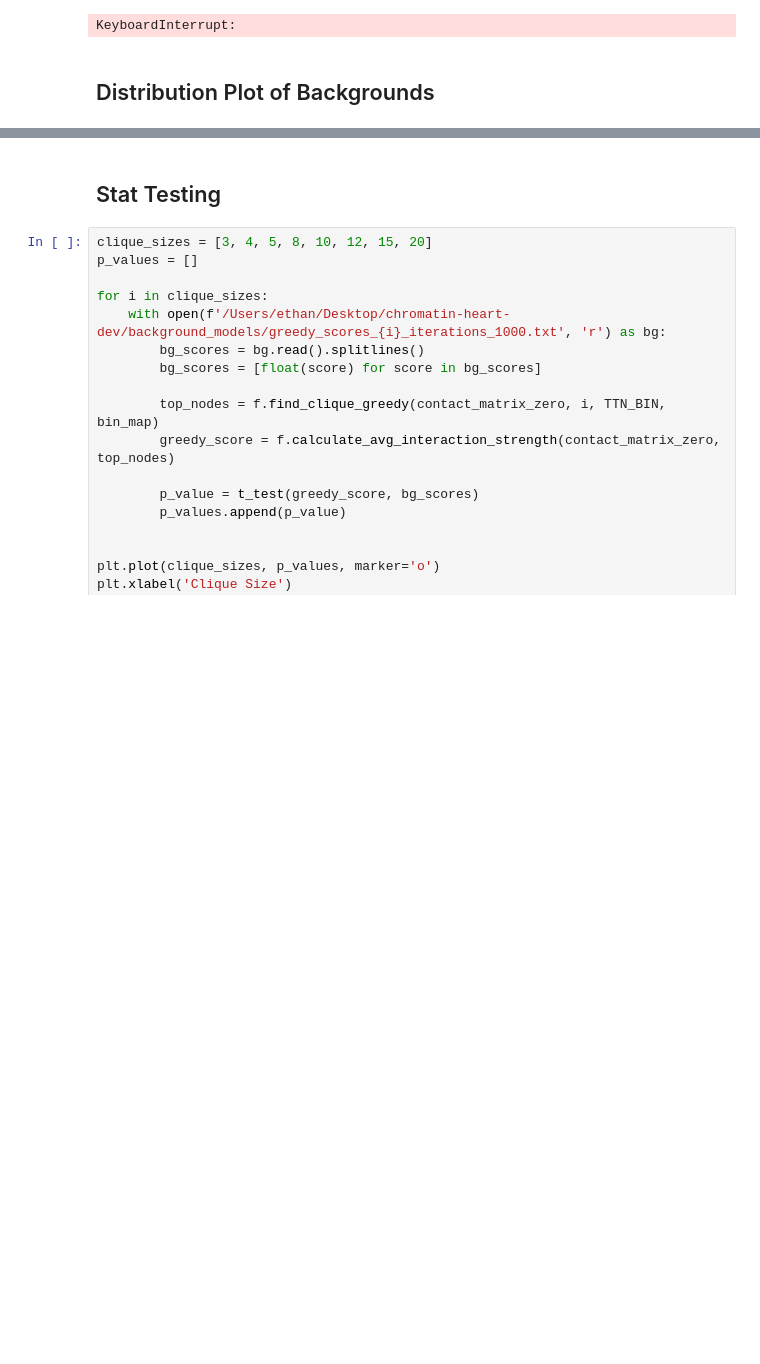
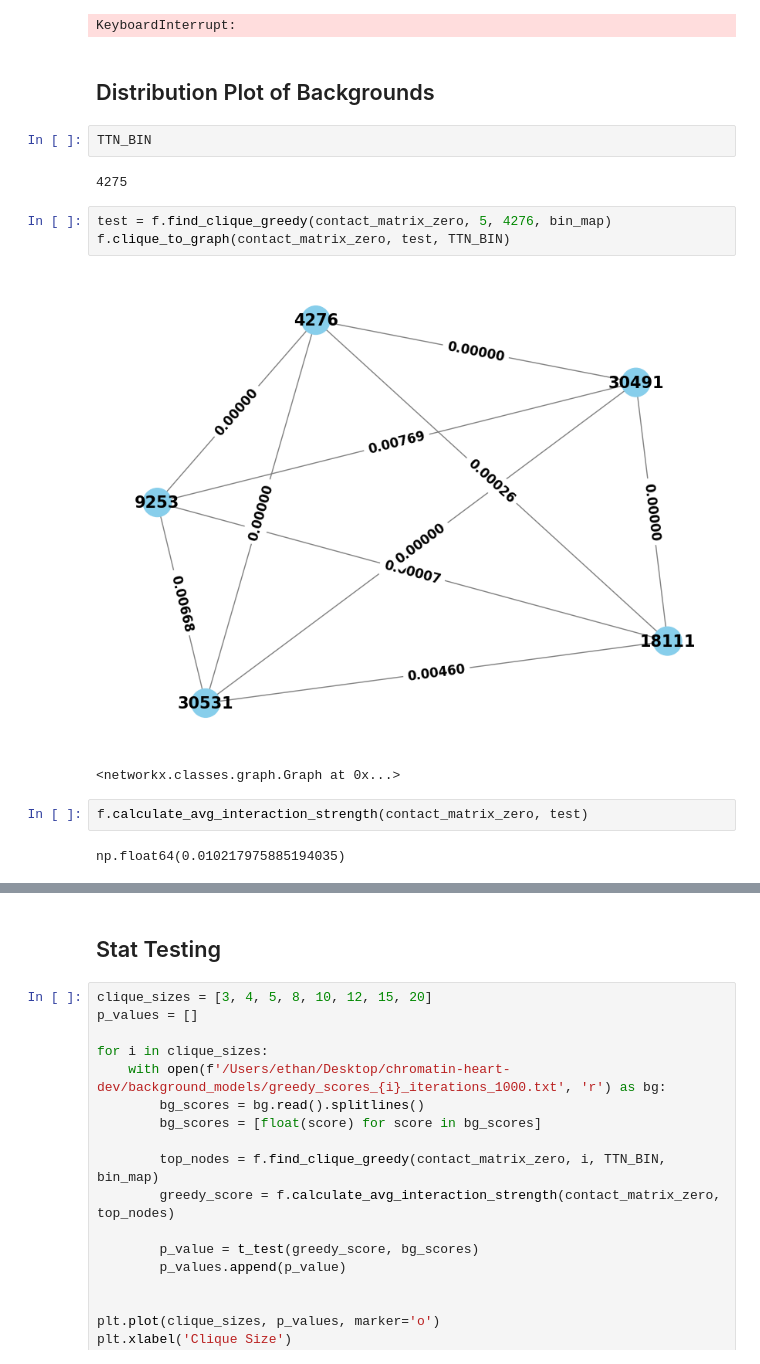
Before and after one commit to ethanoutangoun/chromatin-heart-dev, a Jupyter notebook: scripts/graph_construction.ipynb, the cells around one changed output, grey strips where cells are left out. Cells and saved outputs as stored; diff of their text form; blank space fills up the shorter version.

```diff
--- a/scripts/graph_construction.ipynb
+++ b/scripts/graph_construction.ipynb
@@ -266,6 +457,20 @@ plt.show()
 KeyboardInterrupt:
 # %% [markdown]
 ## Distribution Plot of Backgrounds
+# %%
+TTN_BIN
+# %% [output]
+4275
+# %%
+test = f.find_clique_greedy(contact_matrix_zero, 5, 4276, bin_map)
+f.clique_to_graph(contact_matrix_zero, test, TTN_BIN)
+# %% [output]
+[figure, added]
+<networkx.classes.graph.Graph at 0x...>
+# %%
+f.calculate_avg_interaction_strength(contact_matrix_zero, test)
+# %% [output]
+np.float64(0.010217975885194035)
 # %%
 from tqdm import tqdm
 import matplotlib.pyplot as plt
```
Also changed, not shown: parts of 33 cells of this notebook, 8 other files.
